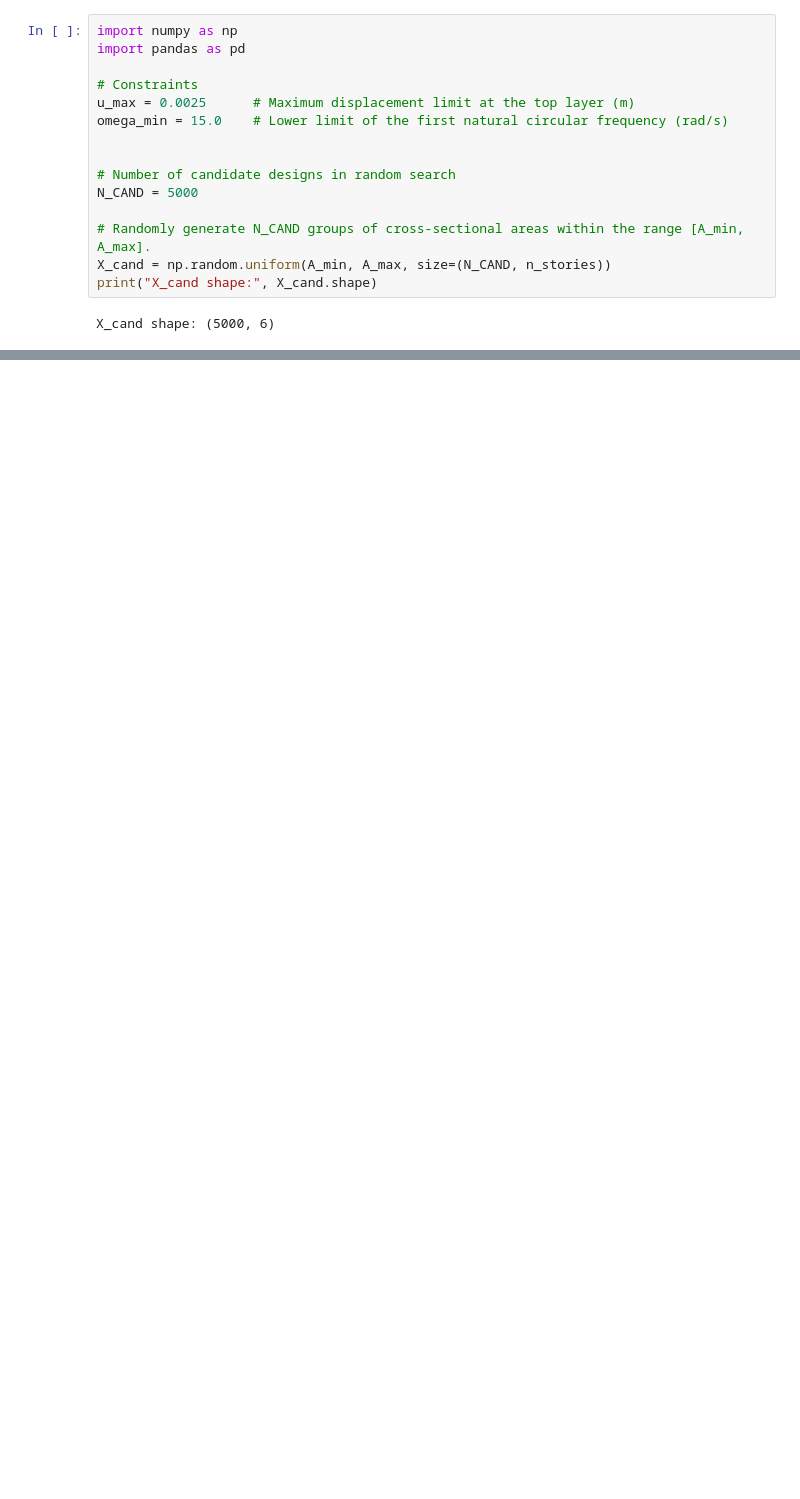
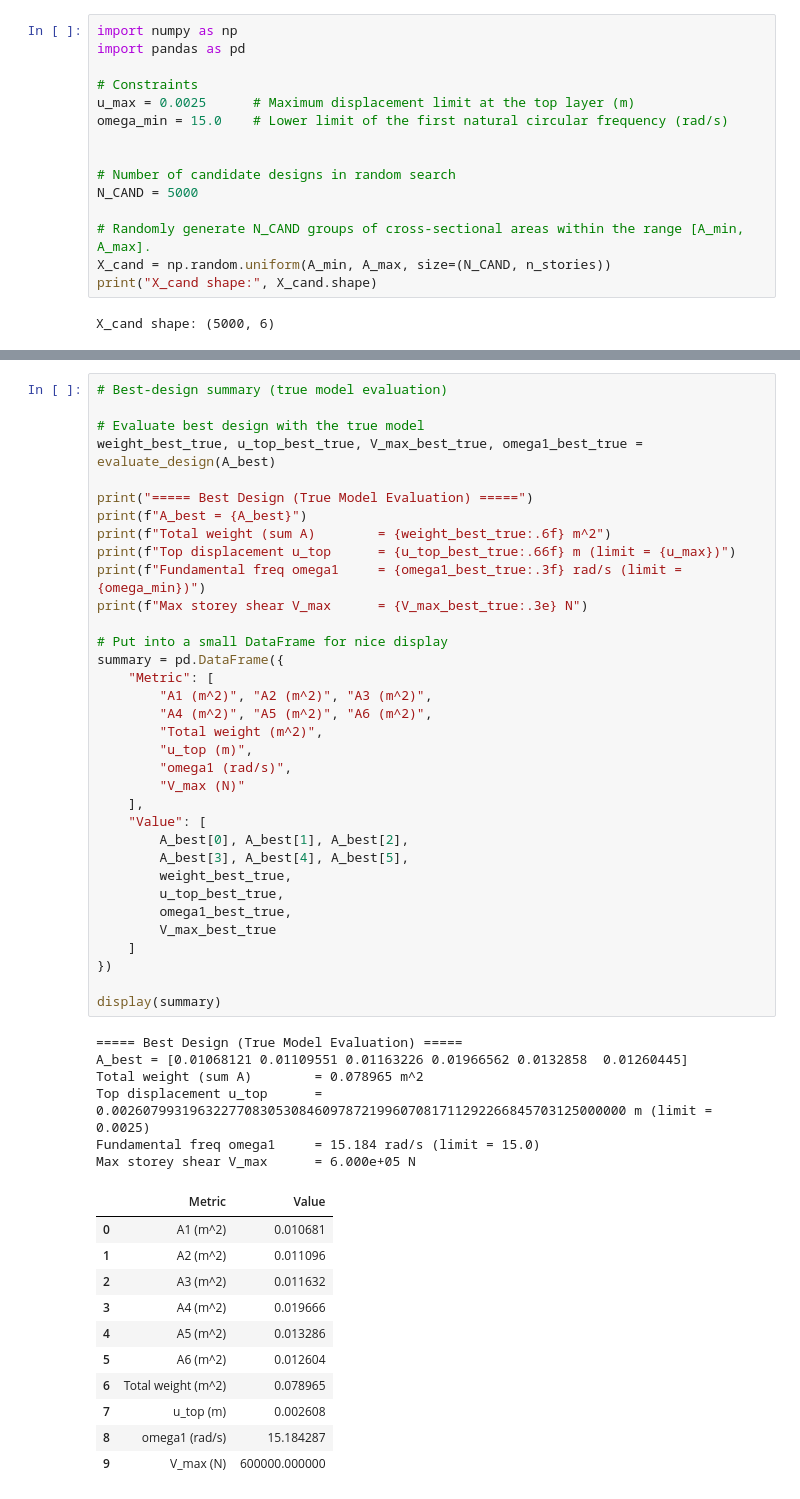
Before and after one commit to prabjotsanghera/ENGG680_2025_Fall, a Jupyter notebook: Final Project Material/Untitled5 .ipynb, the cells around one changed output, grey strips where cells are left out. Drawn from its saved outputs; the diff is of its cells as text; blank space fills up the shorter version.

```diff
--- a/Final Project Material/Untitled5 .ipynb
+++ b/Final Project Material/Untitled5 .ipynb
@@ -503,0 +753,52 @@ plt.show()
+# %%
+# Best-design summary (true model evaluation)
+
+# Evaluate best design with the true model
+weight_best_true, u_top_best_true, V_max_best_true, omega1_best_true = evaluate_design(A_best)
+
+print("===== Best Design (True Model Evaluation) =====")
+print(f"A_best = {A_best}")
+print(f"Total weight (sum A)        = {weight_best_true:.6f} m^2")
+print(f"Top displacement u_top      = {u_top_best_true:.66f} m (limit = {u_max})")
+print(f"Fundamental freq omega1     = {omega1_best_true:.3f} rad/s (limit = {omega_min})")
+print(f"Max storey shear V_max      = {V_max_best_true:.3e} N")
+
+# Put into a small DataFrame for nice display
+summary = pd.DataFrame({
+    "Metric": [
+        "A1 (m^2)", "A2 (m^2)", "A3 (m^2)",
+        "A4 (m^2)", "A5 (m^2)", "A6 (m^2)",
+        "Total weight (m^2)",
+        "u_top (m)",
+        "omega1 (rad/s)",
+        "V_max (N)"
+    ],
+    "Value": [
+        A_best[0], A_best[1], A_best[2],
+        A_best[3], A_best[4], A_best[5],
+        weight_best_true,
+        u_top_best_true,
+        omega1_best_true,
+        V_max_best_true
+    ]
+})
+
+display(summary)
+# %% [output]
+===== Best Design (True Model Evaluation) =====
+A_best = [0.01068121 0.01109551 0.01163226 0.01966562 0.0132858  0.01260445]
+Total weight (sum A)        = 0.078965 m^2
+Top displacement u_top      = 0.002607993196322770830530846097872199607081711292266845703125000000 m (limit = 0.0025)
+Fundamental freq omega1     = 15.184 rad/s (limit = 15.0)
+Max storey shear V_max      = 6.000e+05 N
+|  | Metric | Value |
+| 0 | A1 (m^2) | 0.010681 |
+| 1 | A2 (m^2) | 0.011096 |
+| 2 | A3 (m^2) | 0.011632 |
+| 3 | A4 (m^2) | 0.019666 |
+| 4 | A5 (m^2) | 0.013286 |
+| 5 | A6 (m^2) | 0.012604 |
+| 6 | Total weight (m^2) | 0.078965 |
+| 7 | u_top (m) | 0.002608 |
+| 8 | omega1 (rad/s) | 15.184287 |
+| 9 | V_max (N) | 600000.000000 |
```
Also changed, not shown: parts of 13 cells of this notebook.
